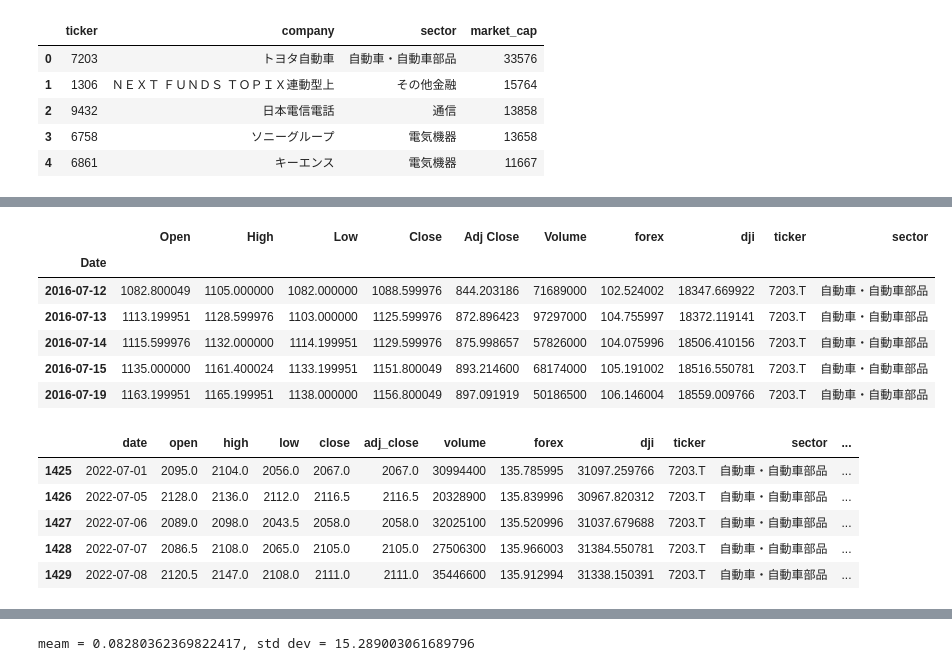
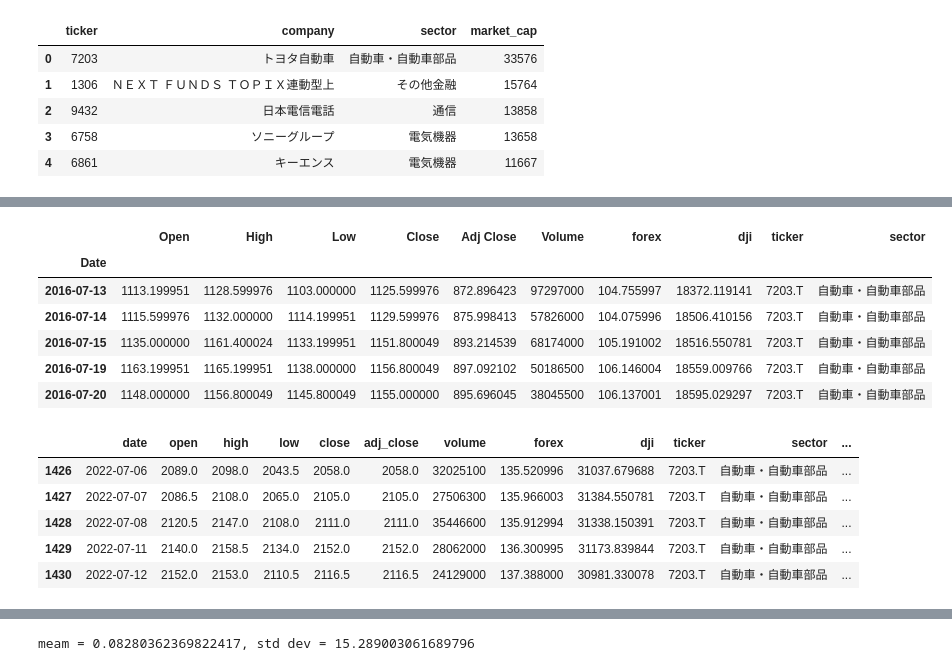
Before and after one commit to KenTaniguchi-R/PredictingStock, a Jupyter notebook: jap_stock_v4.ipynb, the cells around one changed output, grey strips where cells are left out. Saved outputs shown, nothing was run; the diff lists cells and outputs as text; code cells hidden in the pictures.

```diff
--- a/jap_stock_v4.ipynb
+++ b/jap_stock_v4.ipynb
@@ -63,7 +63,7 @@ from keras.layers import Dense, Conv1D, Flatten
 %matplotlib inline
 # %%
 need_row_data = False
-load_data = True
+load_data = False
 
 seed = 42
 
@@ -125,39 +125,39 @@ dji_data.tail()
 if load_data:
     dfs = []
 
     forex_data = yf.download('USDJPY=X', period=period, interval=interval, progress=False)
     forex_data.rename({"Adj Close": 'forex'}, inplace=True, axis=1)
     forex = forex_data[['forex']]
 
     dji_data = yf.download('^dji', period=period, interval=interval, progress=False)
     dji_data.rename({"Adj Close": 'dji'}, inplace=True, axis=1)
     dji = dji_data[['dji']]#.shift(1)
 
     for i, company in tqdm_notebook(tickers.iterrows()):
         ticker = str(company["ticker"]) + '.T'
         try:
             temp_df = yf.download(ticker, period=period, interval=interval, progress=False)
             # create ticker column and sector column
             temp_df = pd.concat([temp_df, forex, dji], axis=1, join='inner')
             temp_df['ticker'] = ticker
             temp_df['sector'] = company["sector"]
 
             dfs.append(temp_df)
         except Exception as e: print(e)
 
 else:
-    with open('data/jp_company_data_2022_7_7.pickle', 'rb') as handle:
+    with open('data/jp_company_data.pickle', 'rb') as handle:
         dfs = pickle.load(handle)
 
 dfs[0].head()
 # %% [output]
 |  | Open | High | Low | Close | Adj Close | Volume | forex | dji | ticker | sector |
 | Date |  |  |  |  |  |  |  |  |  |  |
-| 2016-07-12 | 1082.800049 | 1105.000000 | 1082.000000 | 1088.599976 | 844.203186 | 71689000 | 102.524002 | 18347.669922 | 7203.T | 自動車・自動車部品 |
 | 2016-07-13 | 1113.199951 | 1128.599976 | 1103.000000 | 1125.599976 | 872.896423 | 97297000 | 104.755997 | 18372.119141 | 7203.T | 自動車・自動車部品 |
-| 2016-07-14 | 1115.599976 | 1132.000000 | 1114.199951 | 1129.599976 | 875.998657 | 57826000 | 104.075996 | 18506.410156 | 7203.T | 自動車・自動車部品 |
-| 2016-07-15 | 1135.000000 | 1161.400024 | 1133.199951 | 1151.800049 | 893.214600 | 68174000 | 105.191002 | 18516.550781 | 7203.T | 自動車・自動車部品 |
-| 2016-07-19 | 1163.199951 | 1165.199951 | 1138.000000 | 1156.800049 | 897.091919 | 50186500 | 106.146004 | 18559.009766 | 7203.T | 自動車・自動車部品 |
+| 2016-07-14 | 1115.599976 | 1132.000000 | 1114.199951 | 1129.599976 | 875.998413 | 57826000 | 104.075996 | 18506.410156 | 7203.T | 自動車・自動車部品 |
+| 2016-07-15 | 1135.000000 | 1161.400024 | 1133.199951 | 1151.800049 | 893.214539 | 68174000 | 105.191002 | 18516.550781 | 7203.T | 自動車・自動車部品 |
+| 2016-07-19 | 1163.199951 | 1165.199951 | 1138.000000 | 1156.800049 | 897.092102 | 50186500 | 106.146004 | 18559.009766 | 7203.T | 自動車・自動車部品 |
+| 2016-07-20 | 1148.000000 | 1156.800049 | 1145.800049 | 1155.000000 | 895.696045 | 38045500 | 106.137001 | 18595.029297 | 7203.T | 自動車・自動車部品 |
 # %%
 #with open('data/jp_company_data_2022_7_7.pickle', 'wb') as handle:
 #    pickle.dump(dfs, handle, protocol=pickle.HIGHEST_PROTOCOL)
@@ -191,11 +191,11 @@ for index in sorted(remove_df_i, reverse=True):
 dfs[0].tail()
 # %% [output]
 |  | date | open | high | low | close | adj_close | volume | forex | dji | ticker | sector | ... |
-| 1425 | 2022-07-01 | 2095.0 | 2104.0 | 2056.0 | 2067.0 | 2067.0 | 30994400 | 135.785995 | 31097.259766 | 7203.T | 自動車・自動車部品 | ... |
-| 1426 | 2022-07-05 | 2128.0 | 2136.0 | 2112.0 | 2116.5 | 2116.5 | 20328900 | 135.839996 | 30967.820312 | 7203.T | 自動車・自動車部品 | ... |
-| 1427 | 2022-07-06 | 2089.0 | 2098.0 | 2043.5 | 2058.0 | 2058.0 | 32025100 | 135.520996 | 31037.679688 | 7203.T | 自動車・自動車部品 | ... |
-| 1428 | 2022-07-07 | 2086.5 | 2108.0 | 2065.0 | 2105.0 | 2105.0 | 27506300 | 135.966003 | 31384.550781 | 7203.T | 自動車・自動車部品 | ... |
-| 1429 | 2022-07-08 | 2120.5 | 2147.0 | 2108.0 | 2111.0 | 2111.0 | 35446600 | 135.912994 | 31338.150391 | 7203.T | 自動車・自動車部品 | ... |
+| 1426 | 2022-07-06 | 2089.0 | 2098.0 | 2043.5 | 2058.0 | 2058.0 | 32025100 | 135.520996 | 31037.679688 | 7203.T | 自動車・自動車部品 | ... |
+| 1427 | 2022-07-07 | 2086.5 | 2108.0 | 2065.0 | 2105.0 | 2105.0 | 27506300 | 135.966003 | 31384.550781 | 7203.T | 自動車・自動車部品 | ... |
+| 1428 | 2022-07-08 | 2120.5 | 2147.0 | 2108.0 | 2111.0 | 2111.0 | 35446600 | 135.912994 | 31338.150391 | 7203.T | 自動車・自動車部品 | ... |
+| 1429 | 2022-07-11 | 2140.0 | 2158.5 | 2134.0 | 2152.0 | 2152.0 | 28062000 | 136.300995 | 31173.839844 | 7203.T | 自動車・自動車部品 | ... |
+| 1430 | 2022-07-12 | 2152.0 | 2153.0 | 2110.5 | 2116.5 | 2116.5 | 24129000 | 137.388000 | 30981.330078 | 7203.T | 自動車・自動車部品 | ... |
 # %%
 temp_dfs = pd.concat(dfs)
 temp_dfs.head()
```
Also changed, not shown: parts of 57 cells of this notebook, 12 other files.
